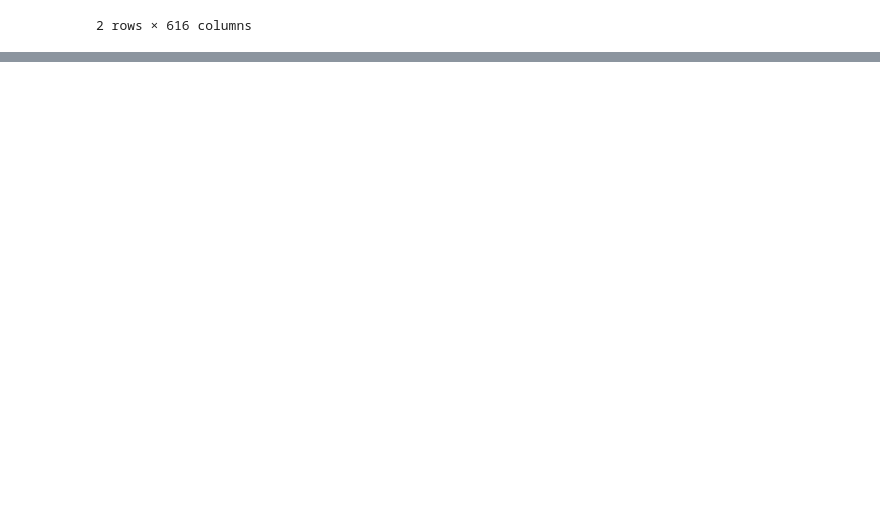
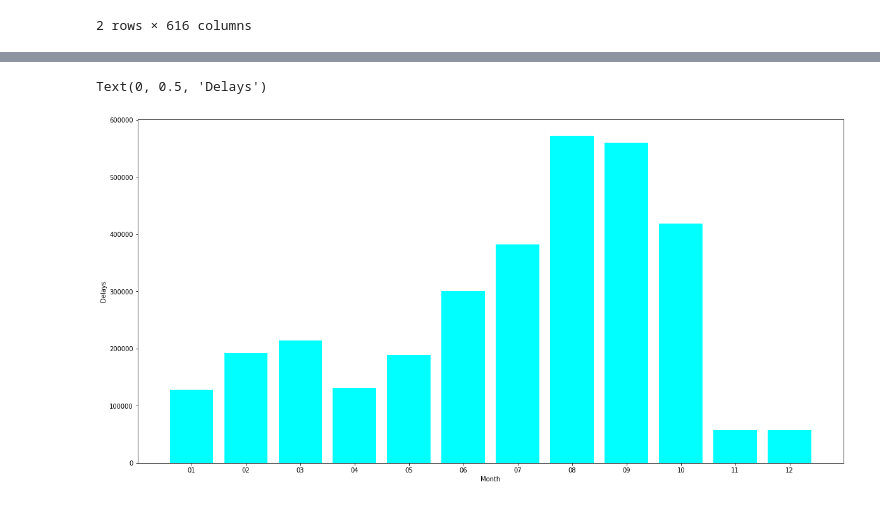
Before and after one commit to jh2851/-PR21JHKJNKSS, a Jupyter notebook: Zamude_vlakov.ipynb, the cells around one changed output, grey strips where cells are left out. Cells and saved outputs as stored; diff of their text form; code cells hidden in the pictures; blank space fills up the shorter version.

```diff
--- a/Zamude_vlakov.ipynb
+++ b/Zamude_vlakov.ipynb
@@ -175,3 +147,31 @@ df
 | train_type | LPV | LPV | LP | EN | LPV | LP | MO | LP | LP | LPV | ... | ... |
 | train_stations | [{'id': '42200', 'arr': None, 'de... | [{'id': '43453', 'arr': '09:07', ... | [{'id': '42300', 'arr': None, 'de... | [{'id': '42001', 'arr': '21:51', ... | [{'id': '42001', 'arr': None, 'de... | [{'id': '43600', 'arr': None, 'de... | [{'id': '43652', 'arr': '18:28', ... | [{'id': '42356', 'arr': None, 'de... | [{'id': '43806', 'arr': '17:36', ... | [{'id': '43453', 'arr': '20:31', ... | ... | ... |
 2 rows × 616 columns
+# %%
+ts_delays = defaultdict(lambda: 0)
+ts_delays_d = defaultdict(lambda: 0)
+ts_delays_a = defaultdict(lambda: 0)
+ts_delays_e = defaultdict(lambda: 0)
+
+for ts, tn, tt, si, dt, d in delays:
+    month = ts[5:7]
+    if (int(d) > 0):
+        ts_delays[month] += 1
+        if (dt == "D"):
+            ts_delays_d[month] += 1
+        if (dt == "A"):
+            ts_delays_a[month] += 1
+        if (dt == "E"):
+            ts_delays_e[month] += 1
+
+#sort_ts_delays = {k: v for k, v in sorted(ts_delays.items(), key=lambda y: y[1], reverse=True)}
+
+sort_ts_delays = collections.OrderedDict(sorted(ts_delays.items()))
+sort_ts_delays_d = collections.OrderedDict(sorted(ts_delays_d.items()))
+sort_ts_delays_a = collections.OrderedDict(sorted(ts_delays_a.items()))
+sort_ts_delays_e = collections.OrderedDict(sorted(ts_delays_e.items()))
+
+print(sort_ts_delays)
+print(sort_ts_delays_d)
+print(sort_ts_delays_a)
+print(sort_ts_delays_e)
@@ -177,0 +183,9 @@ df
+# %%
+plt.figure(figsize=(20, 10))
+#plt.xticks(rotation=90)
+plt.bar(sort_ts_delays.keys(), sort_ts_delays.values(),color="cyan")
+plt.xlabel("Month")
+plt.ylabel("Delays")
+# %% [output]
+Text(0, 0.5, 'Delays')
+[figure, added]
```
Also changed, not shown: parts of 10 cells of this notebook.
